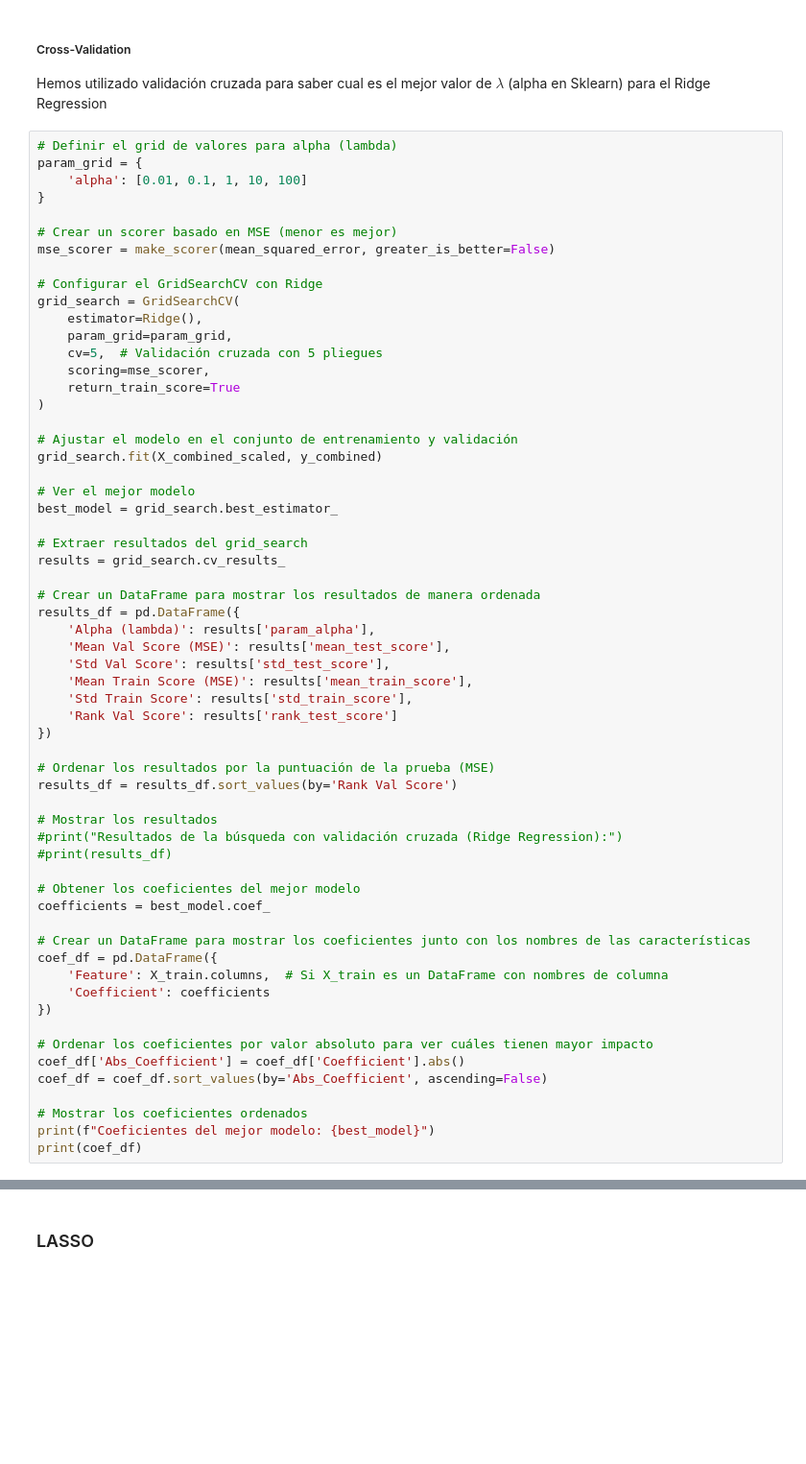
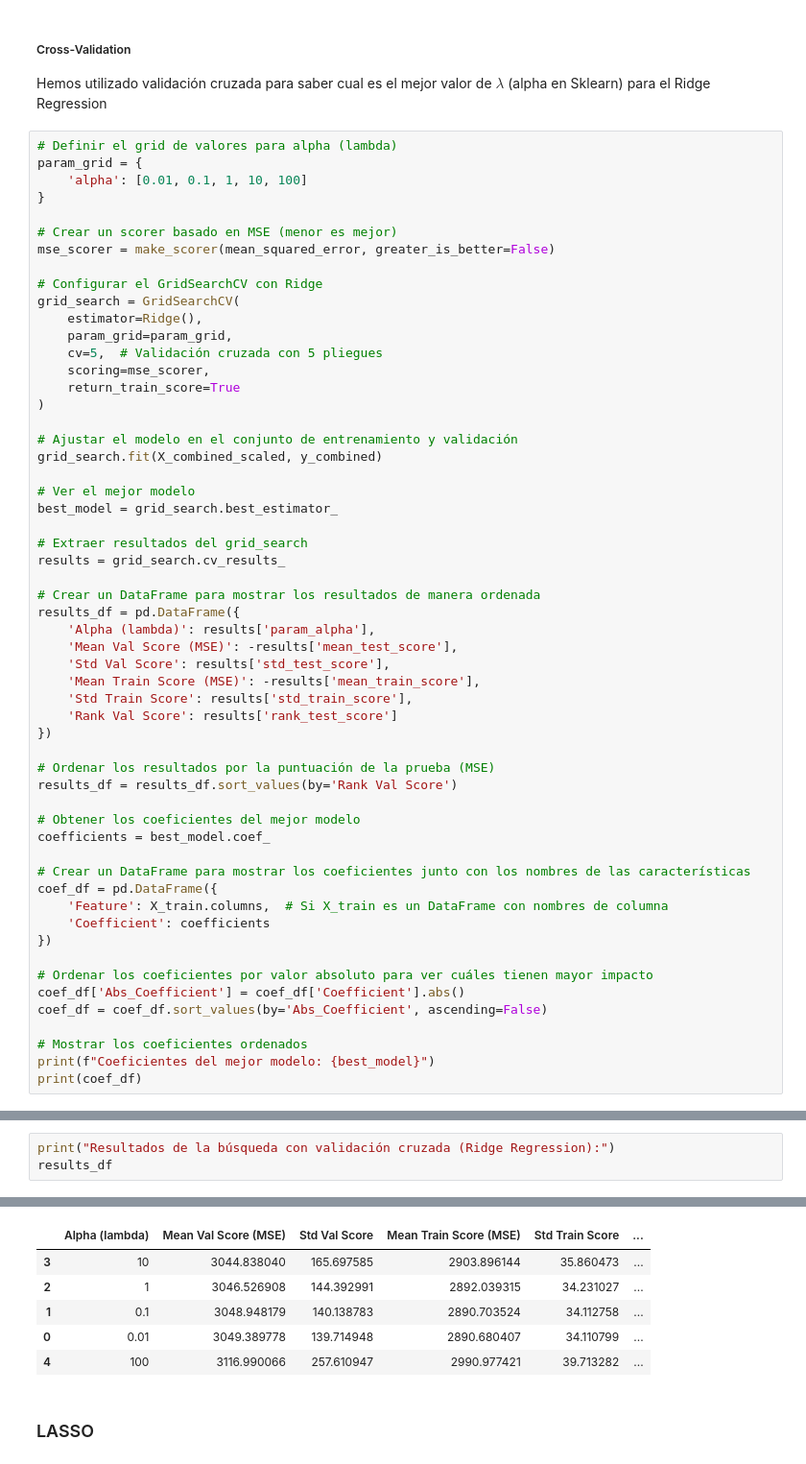
Before and after one commit to MalenaSancho/TFG, a Jupyter notebook: TFG/TFG_Python.ipynb, the cells around one changed output, grey strips where cells are left out. Shown: that part at 96% size. Cells and saved outputs as stored; diff of their text form; blank space fills up the shorter version.

```diff
--- a/TFG/TFG_Python.ipynb
+++ b/TFG/TFG_Python.ipynb
@@ -1178,19 +1259,15 @@ results = grid_search.cv_results_
 # Crear un DataFrame para mostrar los resultados de manera ordenada
 results_df = pd.DataFrame({
     'Alpha (lambda)': results['param_alpha'],
-    'Mean Val Score (MSE)': results['mean_test_score'],
+    'Mean Val Score (MSE)': -results['mean_test_score'],
     'Std Val Score': results['std_test_score'],
-    'Mean Train Score (MSE)': results['mean_train_score'],
+    'Mean Train Score (MSE)': -results['mean_train_score'],
     'Std Train Score': results['std_train_score'],
     'Rank Val Score': results['rank_test_score']
 })
 
 # Ordenar los resultados por la puntuación de la prueba (MSE)
 results_df = results_df.sort_values(by='Rank Val Score')
-
-# Mostrar los resultados
-#print("Resultados de la búsqueda con validación cruzada (Ridge Regression):")
-#print(results_df)
 
 # Obtener los coeficientes del mejor modelo
 coefficients = best_model.coef_
@@ -1222,3 +1298,7 @@ Coeficientes del mejor modelo: Ridge(alpha=10)
 9      s6     3.123203         3.123203
 0     age    -2.005556         2.005556
 5      s2     0.877069         0.877069
+# %%
+print("Resultados de la búsqueda con validación cruzada (Ridge Regression):")
+results_df
+# %% [output]
@@ -1225,3 +1306,9 @@ Coeficientes del mejor modelo: Ridge(alpha=10)
+|  | Alpha (lambda) | Mean Val Score (MSE) | Std Val Score | Mean Train Score (MSE) | Std Train Score | ... |
+| 3 | 10 | 3044.838040 | 165.697585 | 2903.896144 | 35.860473 | ... |
+| 2 | 1 | 3046.526908 | 144.392991 | 2892.039315 | 34.231027 | ... |
+| 1 | 0.1 | 3048.948179 | 140.138783 | 2890.703524 | 34.112758 | ... |
+| 0 | 0.01 | 3049.389778 | 139.714948 | 2890.680407 | 34.110799 | ... |
+| 4 | 100 | 3116.990066 | 257.610947 | 2990.977421 | 39.713282 | ... |
 # %% [markdown]
 ### LASSO
 # %% [markdown]
```
Also changed, not shown: parts of 32 cells of this notebook.
